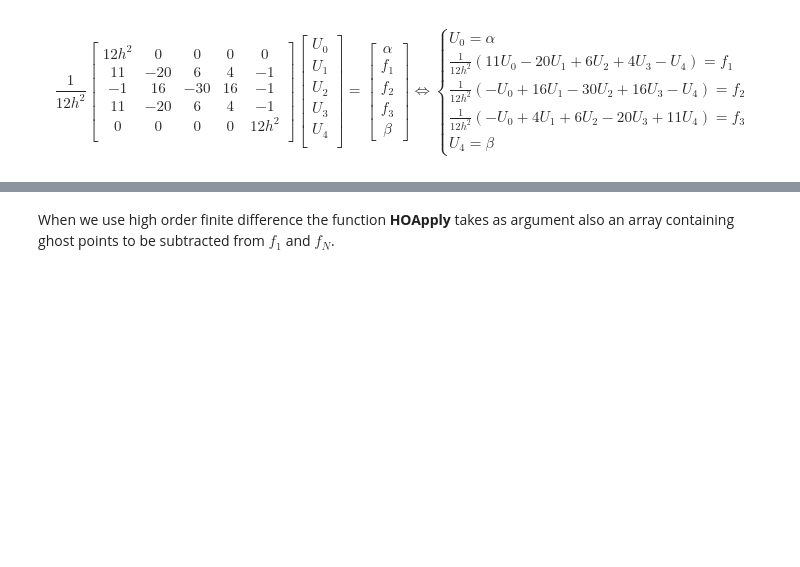
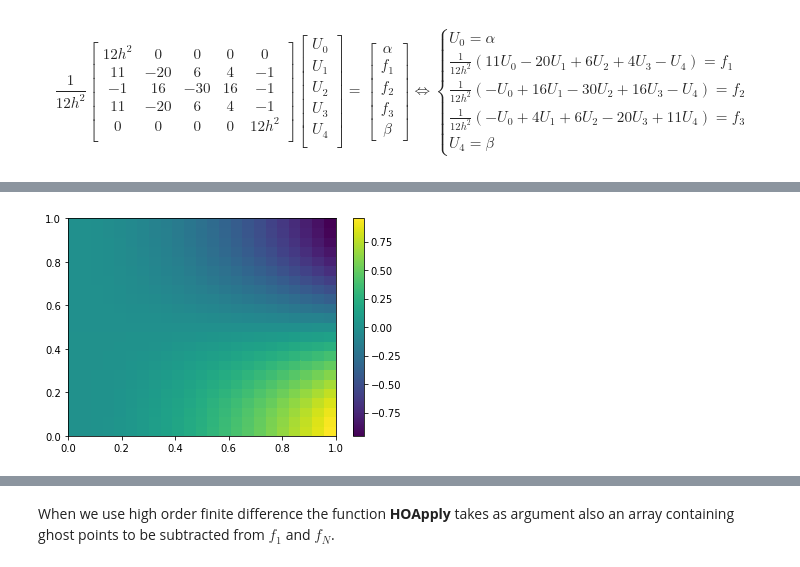
Before and after one commit to UZerbinati/Suite, a Jupyter notebook: Docs/PDE/FiniteDifferenceElliptic.ipynb, the cells around one changed output, grey strips where cells are left out. Drawn from its saved outputs; the diff is of its cells as text; code cells hidden in the pictures; blank space fills up the shorter version.

```diff
--- a/Docs/PDE/FiniteDifferenceElliptic.ipynb
+++ b/Docs/PDE/FiniteDifferenceElliptic.ipynb
@@ -430,0 +502,7 @@ Error norm 2:  0.00018913247658362115  Error norm inf: 0.00022523214898917399
+# %%
+u = MeshFunction(mesh,1)
+u.pushFunction(lambda p: [(p[0]**2)*np.cos(np.pi*p[1])])
+u_vec = u.vec_export()
+Draw(u,mesh)
+# %% [output]
+[figure, added]
```
Also changed, not shown: parts of 7 cells of this notebook, 14 other files.
